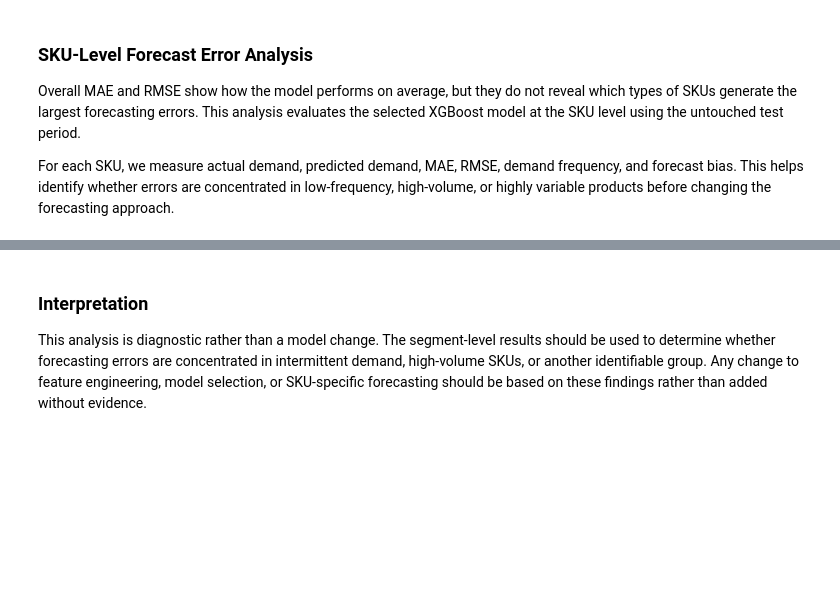
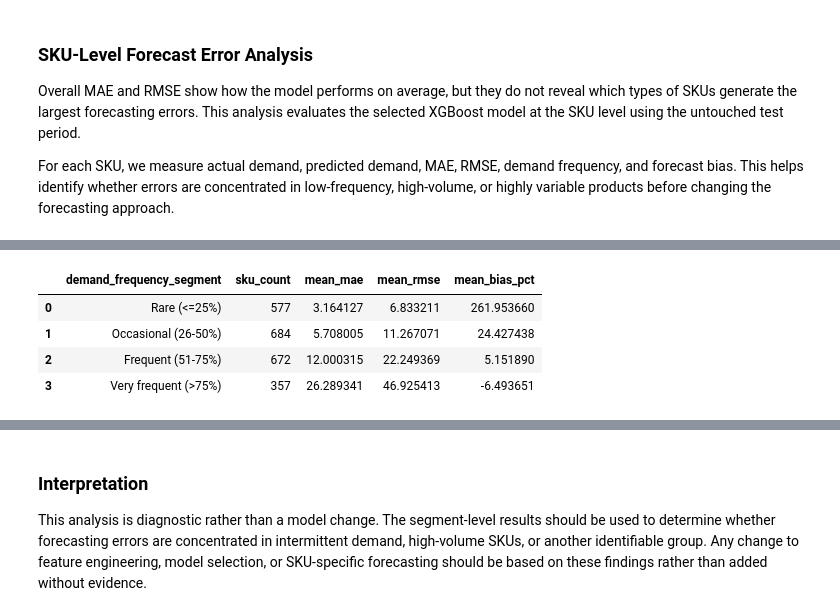
Before and after one commit to rajdeep-senapati/stocksense, a Jupyter notebook: notebooks/02_demand_forecasting.ipynb, the cells around one changed output, grey strips where cells are left out. Saved outputs shown, nothing was run; the diff lists cells and outputs as text; code cells hidden in the pictures; blank space fills up the shorter version.

```diff
--- a/notebooks/02_demand_forecasting.ipynb
+++ b/notebooks/02_demand_forecasting.ipynb
@@ -1156,0 +1193,8 @@ volume_error_summary
+# %%
+frequency_error_summary
+# %% [output]
+|  | demand_frequency_segment | sku_count | mean_mae | mean_rmse | mean_bias_pct |
+| 0 | Rare (<=25%) | 577 | 3.164127 | 6.833211 | 261.953660 |
+| 1 | Occasional (26-50%) | 684 | 5.708005 | 11.267071 | 24.427438 |
+| 2 | Frequent (51-75%) | 672 | 12.000315 | 22.249369 | 5.151890 |
+| 3 | Very frequent (>75%) | 357 | 26.289341 | 46.925413 | -6.493651 |
```
Also changed, not shown: parts of 15 cells of this notebook.
